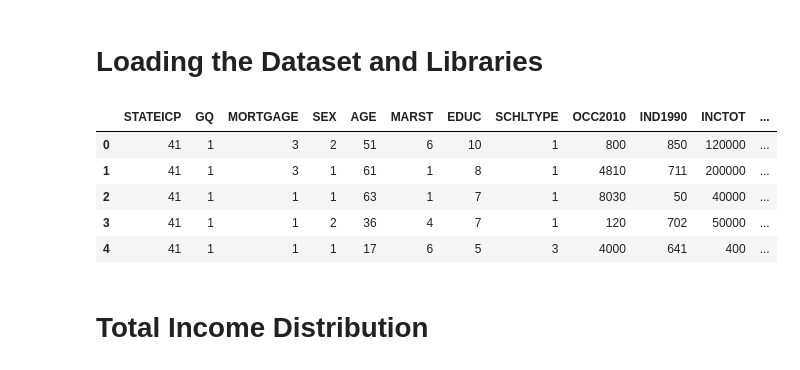
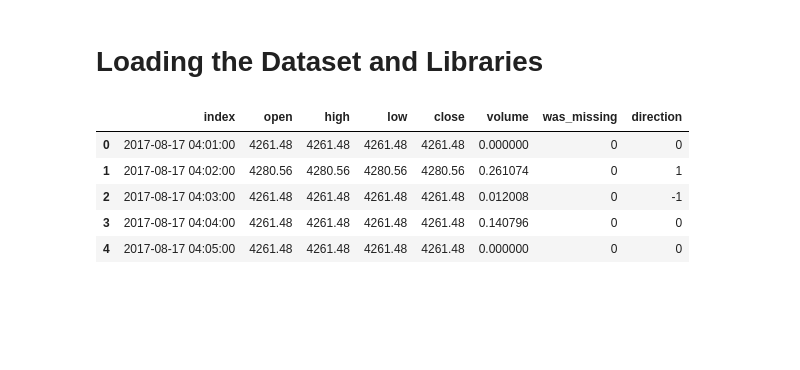
Before and after one commit to Jiazhou-Bi/BTC-Price-Prediction, a Jupyter notebook: scripts/05-exploratory_data_analysis.ipynb, the cells around one changed output. Saved outputs shown, nothing was run; the diff lists cells and outputs as text; code cells hidden in the pictures; blank space fills up the shorter version.

```diff
--- a/scripts/05-exploratory_data_analysis.ipynb
+++ b/scripts/05-exploratory_data_analysis.ipynb
@@ -12,16 +12,22 @@
 # %%
 import pandas as pd
 import numpy as np
 import matplotlib.pyplot as plt
 import seaborn as sns
-df = pd.read_parquet('../data/02-analysis_data/cleaned_data.parquet')
-df.head()
+from sklearn.model_selection import train_test_split
+from sklearn.preprocessing import MinMaxScaler
+import tensorflow as tf
+from tensorflow.keras.models import Sequential
+from tensorflow.keras.layers import Dense, SimpleRNN, Dropout
+from tensorflow.keras.utils import plot_model
+df_1m = pd.read_parquet('../data/02-analysis_data/cleaned_data_1m.parquet')
+df_1h = pd.read_parquet('../data/02-analysis_data/cleaned_data_1h.parquet')
+df_1d = pd.read_parquet('../data/02-analysis_data/cleaned_data_1d.parquet')
+df_1m.head()
 # %% [output]
-|  | STATEICP | GQ | MORTGAGE | SEX | AGE | MARST | EDUC | SCHLTYPE | OCC2010 | IND1990 | INCTOT | ... |
-| 0 | 41 | 1 | 3 | 2 | 51 | 6 | 10 | 1 | 800 | 850 | 120000 | ... |
-| 1 | 41 | 1 | 3 | 1 | 61 | 1 | 8 | 1 | 4810 | 711 | 200000 | ... |
-| 2 | 41 | 1 | 1 | 1 | 63 | 1 | 7 | 1 | 8030 | 50 | 40000 | ... |
-| 3 | 41 | 1 | 1 | 2 | 36 | 4 | 7 | 1 | 120 | 702 | 50000 | ... |
-| 4 | 41 | 1 | 1 | 1 | 17 | 6 | 5 | 3 | 4000 | 641 | 400 | ... |
+|  | index | open | high | low | close | volume | was_missing | direction |
+| 0 | 2017-08-17 04:01:00 | 4261.48 | 4261.48 | 4261.48 | 4261.48 | 0.000000 | 0 | 0 |
+| 1 | 2017-08-17 04:02:00 | 4280.56 | 4280.56 | 4280.56 | 4280.56 | 0.261074 | 0 | 1 |
+| 2 | 2017-08-17 04:03:00 | 4261.48 | 4261.48 | 4261.48 | 4261.48 | 0.012008 | 0 | -1 |
+| 3 | 2017-08-17 04:04:00 | 4261.48 | 4261.48 | 4261.48 | 4261.48 | 0.140796 | 0 | 0 |
+| 4 | 2017-08-17 04:05:00 | 4261.48 | 4261.48 | 4261.48 | 4261.48 | 0.000000 | 0 | 0 |
-# %% [markdown]
-# Total Income Distribution
```
Also changed, not shown: parts of 24 cells of this notebook, 7 other files.
